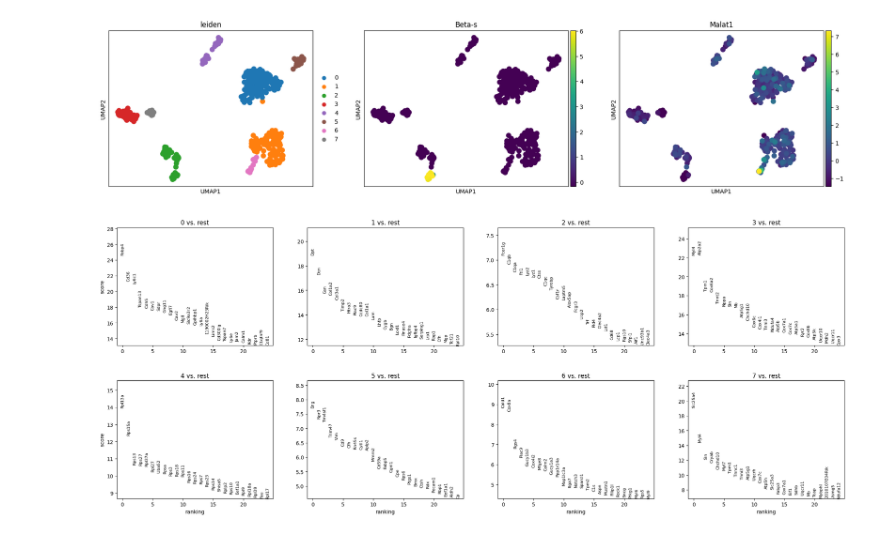
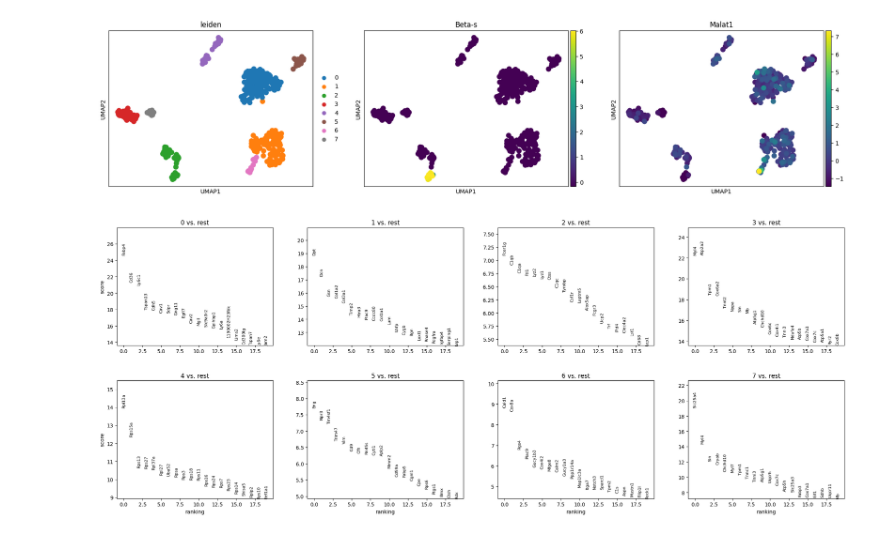
Before and after one commit to arcotan/single-cell-data-analysis, a Jupyter notebook: scanpy/no_preprocess.ipynb, the cells around one changed output. Saved outputs shown, nothing was run; the diff lists cells and outputs as text; code cells hidden in the pictures.

```diff
--- a/scanpy/no_preprocess.ipynb
+++ b/scanpy/no_preprocess.ipynb
@@ -53,7 +88,7 @@ sc.pl.umap(adata, color=['leiden', 'Beta-s', 'Malat1'])
 # %% [output]
 [figure]
 # %%
-sc.tl.rank_genes_groups(adata, 'leiden', method='t-test')
-sc.pl.rank_genes_groups(adata, n_genes=25, sharey=False)
+ret = sc.tl.rank_genes_groups(adata, 'leiden', method='t-test')
+sc.pl.rank_genes_groups(adata, n_genes=20, sharey=False)
 # %% [output]
-[figure, old version]
+[figure, new version]
```
Also changed, not shown: parts of 5 cells of this notebook.
